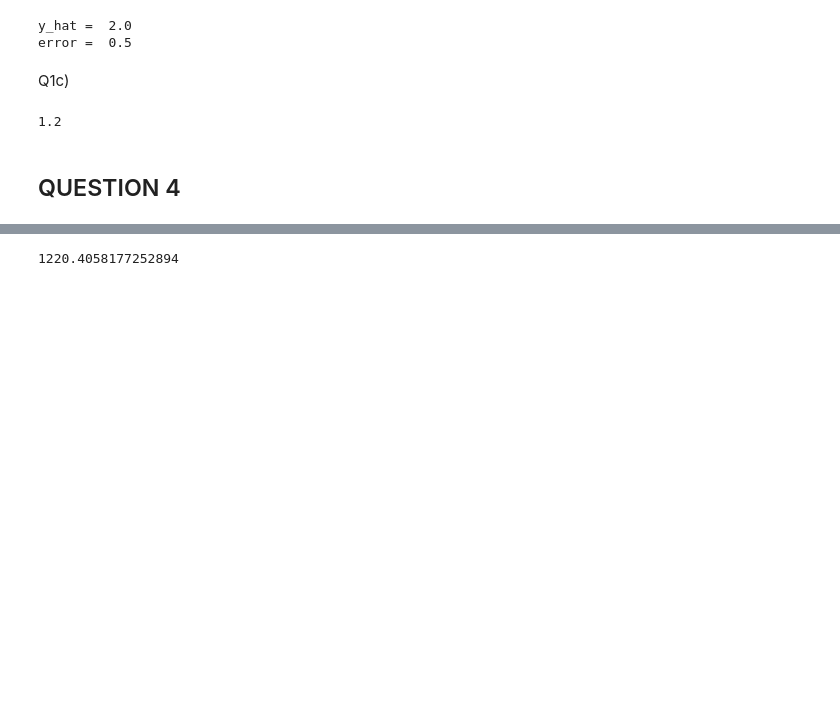
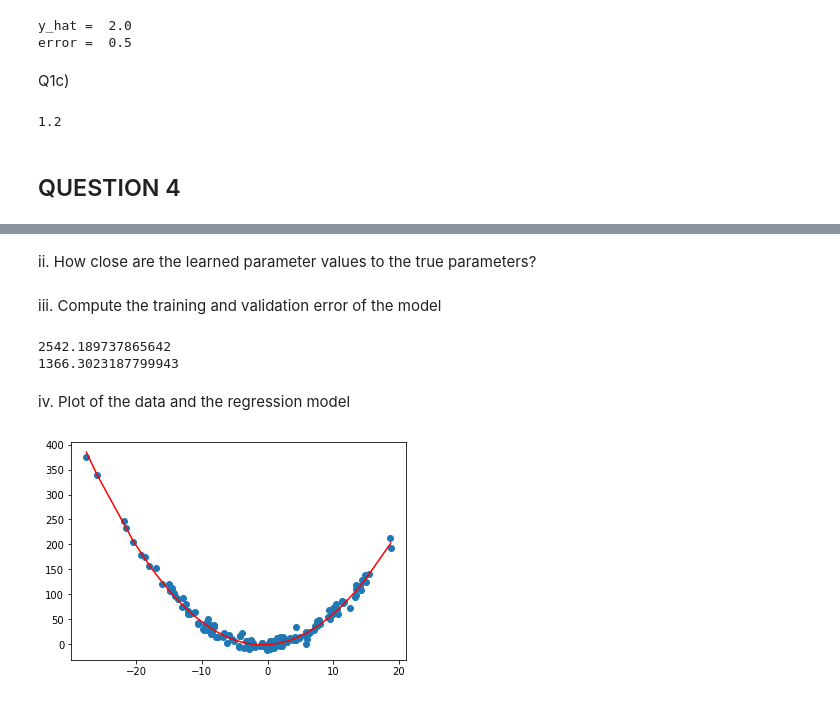
Before and after one commit to muaazbassa/COMS3007A-Machine-Learning, a Jupyter notebook: 4. ML Linear Regression Tutorial/Linear Regression.ipynb, the cells around one changed output, grey strips where cells are left out. Drawn from its saved outputs; the diff is of its cells as text; code cells hidden in the pictures; blank space fills up the shorter version.

```diff
--- a/4. ML Linear Regression Tutorial/Linear Regression.ipynb
+++ b/4. ML Linear Regression Tutorial/Linear Regression.ipynb
@@ -190,17 +194,0 @@ print(training_x_values)
-# %%
-# def moore_penrose(xValues, yValues):
-#     xTranspose = np.transpose(xValues)
-#     xProduct = np.dot(xValues, xTranspose)
-#     xInverse = np.linalg.inv(xProduct)
-
-#i
-def moore_penrose(xValues, yValues):
-    transpose1= np.transpose(xValues)
-    firstPart=np.matmul(transpose1,xValues)
-    firstParttemp=np.linalg.inv(firstPart)
-    secondPart=np.matmul(firstParttemp,transpose1)
-    finalMoore=np.matmul(secondPart,yValues)
-    return finalMoore
-moore_penrose1 = moore_penrose(trainX,training_y_values)
-print(moore_penrose1)
-print(theta)
@@ -209,0 +199,12 @@ print(theta)
+# %%
+def moore_penrose(DMatrix, y_values):
+    dmTranspose = np.transpose(DMatrix)
+    firstPart = np.linalg.inv(np.dot(dmTranspose, DMatrix))
+    secondPart = np.dot(dmTranspose, y_values)
+    finalMoore = np.dot(firstPart, secondPart)
+    return finalMoore
+
+moore_penrose1 = moore_penrose(trainX, training_y_values)
+
+print(moore_penrose1)
+print(theta)
@@ -210 +214,3 @@ print(theta)
+# %% [markdown]
+ii. How close are the learned parameter values to the true parameters?
 # %%
@@ -215,15 +219,40 @@ print(theta)
+# %% [markdown]
+iii. Compute the training and validation error of the model
 # %%
-#computes the training error and validation error
 import math
-sum = 0
-index = 0
-for inp in validation_x_values:
-    pred = moore_penrose1[0] +moore_penrose1[1]*inp + moore_penrose1[2]*inp*inp
-    error = pred - validation_y_values[index]
-    sum = sum + math.pow(error,2)
-    index = index +1
 
-errorSum = 1/2 * sum
-errorSum
+def Error(x_values, y_values):
+    sum = 0
+    index = 0
+
+    for x in x_values:
+        y_predicted = moore_penrose1[0] + moore_penrose1[1] * x + moore_penrose1[2] * x**2
+        error = y_values[index] - y_predicted
+        sum += math.pow(error,2)
+        index += 1
+
+    totalError = 0.5 * sum
+    return totalError
+
+trainingError = Error(training_x_values, training_y_values)
+validationError = Error(validation_x_values, validation_y_values)
+
+print(trainingError)
+print(validationError)
 # %% [output]
-1220.4058177252894
+2542.189737865642
+1366.3023187799943
+# %% [markdown]
+iv. Plot of the data and the regression model
+# %%
+import matplotlib.pyplot as plt
+
+sorted_trainX = trainX[trainX[:,1].argsort()]
+yValues = np.dot(sorted_trainX, moore_penrose1)
+
+
+plt.scatter(sample, y)
+plt.plot(sorted_trainX[:,1], yValues, "r")
+plt.show()
+# %% [output]
+[figure, added]
```
Also changed, not shown: parts of 20 cells of this notebook.
